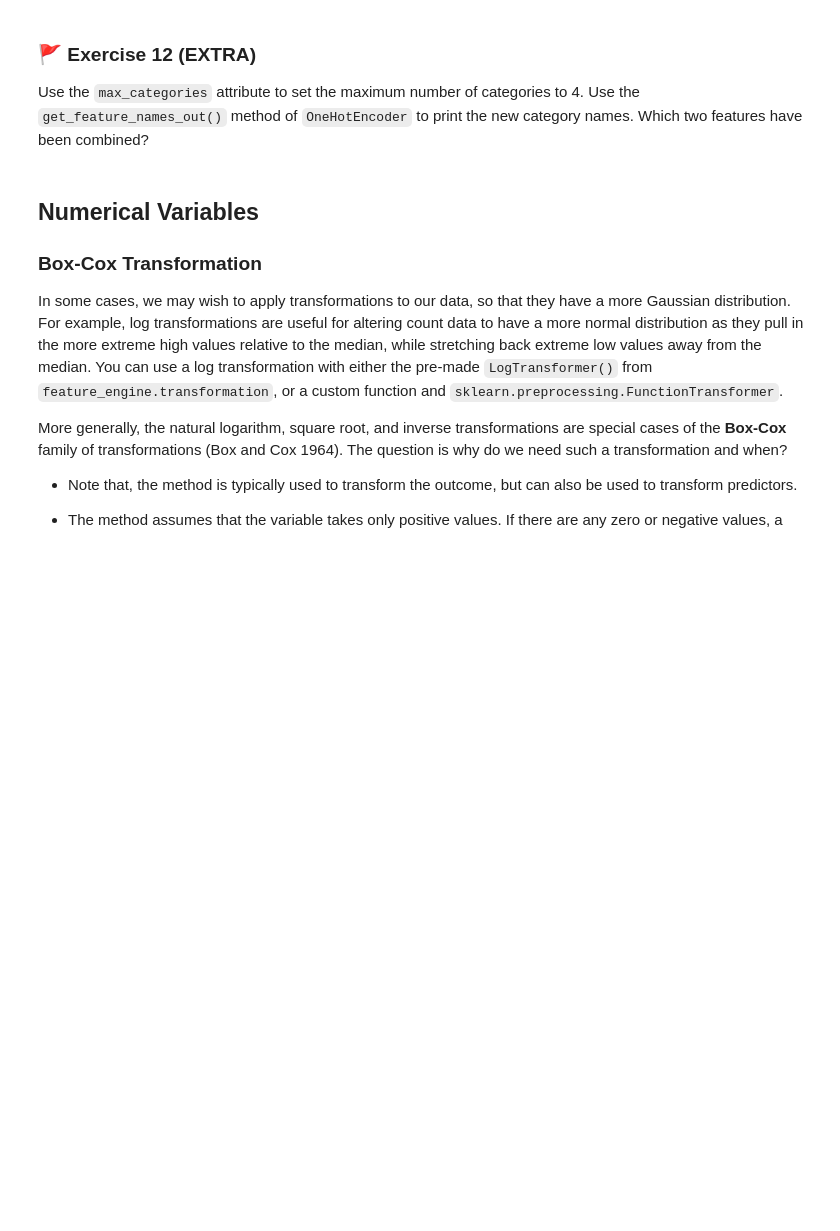
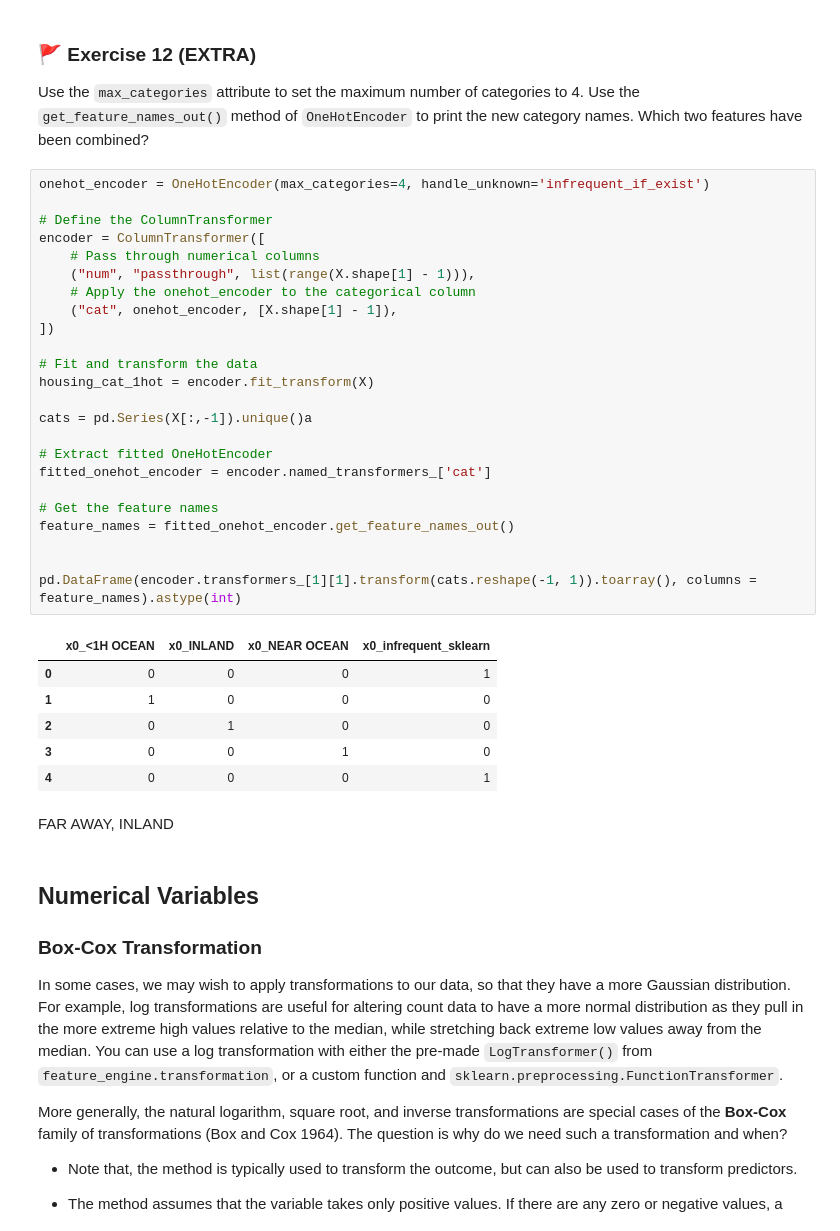
Before and after one commit to DI2636080/MLPy_2025_week01, a Jupyter notebook: mlp_week01.ipynb, the cells around one changed output. Saved outputs shown, nothing was run; the diff lists cells and outputs as text; blank space fills up the shorter version.

```diff
--- a/mlp_week01.ipynb
+++ b/mlp_week01.ipynb
@@ -628,4 +686,37 @@ When there are many unordered categories, another useful encoding scheme is [`Ta
 Use the `max_categories` attribute to set the maximum number of categories to 4. Use the `get_feature_names_out()` method of `OneHotEncoder` to print the new category names. Which two features have been combined?
+# %%
+onehot_encoder = OneHotEncoder(max_categories=4, handle_unknown='infrequent_if_exist')
+
+# Define the ColumnTransformer
+encoder = ColumnTransformer([
+    # Pass through numerical columns
+    ("num", "passthrough", list(range(X.shape[1] - 1))),
+    # Apply the onehot_encoder to the categorical column
+    ("cat", onehot_encoder, [X.shape[1] - 1]),
+])
+
+# Fit and transform the data
+housing_cat_1hot = encoder.fit_transform(X)
+
+cats = pd.Series(X[:,-1]).unique()a
+
+# Extract fitted OneHotEncoder
+fitted_onehot_encoder = encoder.named_transformers_['cat']
+
+# Get the feature names
+feature_names = fitted_onehot_encoder.get_feature_names_out()
+
+
+pd.DataFrame(encoder.transformers_[1][1].transform(cats.reshape(-1, 1)).toarray(), columns = feature_names).astype(int)
+# %% [output]
+|  | x0_<1H OCEAN | x0_INLAND | x0_NEAR OCEAN | x0_infrequent_sklearn |
+| 0 | 0 | 0 | 0 | 1 |
+| 1 | 1 | 0 | 0 | 0 |
+| 2 | 0 | 1 | 0 | 0 |
+| 3 | 0 | 0 | 1 | 0 |
+| 4 | 0 | 0 | 0 | 1 |
+# %% [markdown]
+FAR AWAY, INLAND
 # %% [markdown]
 ## Numerical Variables
 
```
Also changed, not shown: parts of 30 cells of this notebook.
